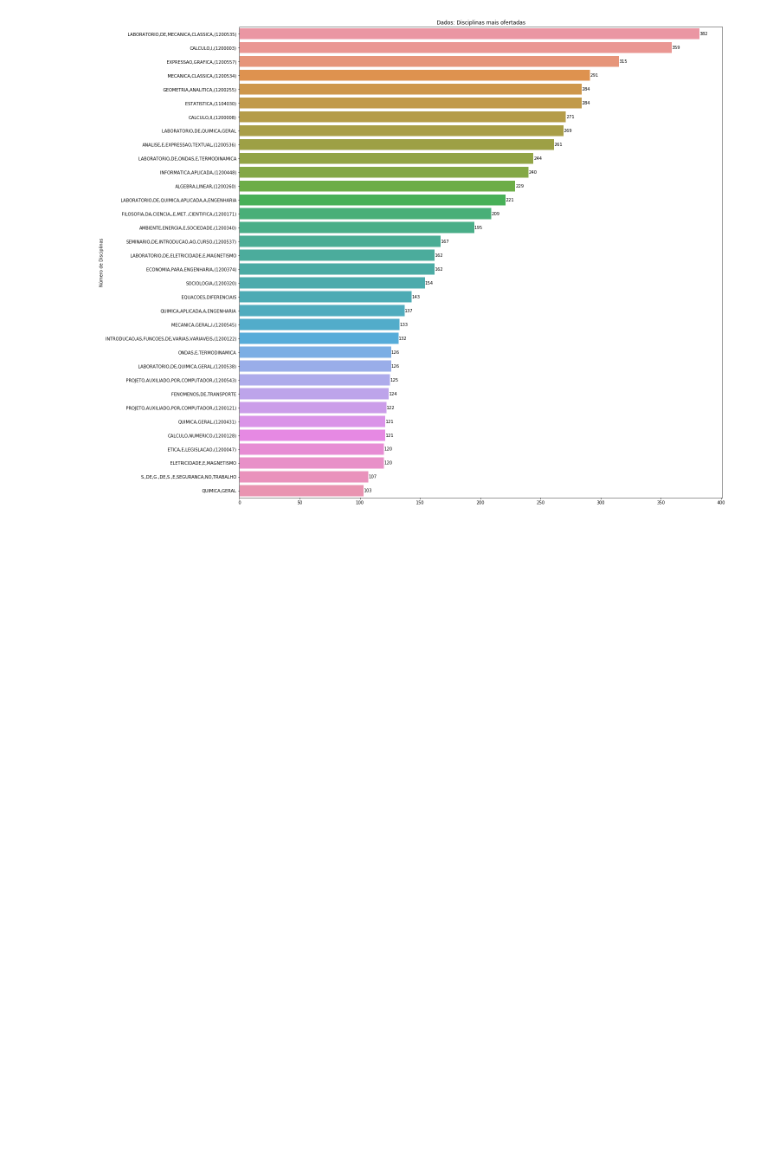
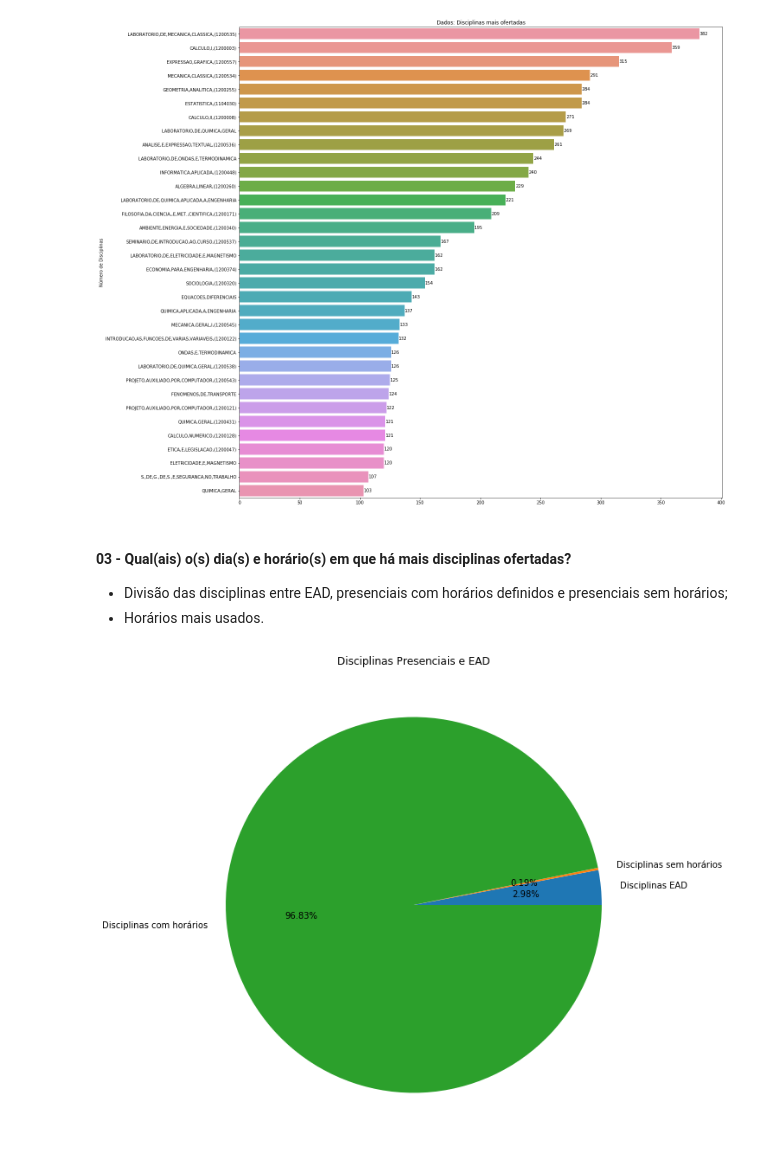
Before and after one commit to DJuanDiego/Mineracao, a Jupyter notebook: analise_ufersa.ipynb, the cells around one changed output. Drawn from its saved outputs; the diff is of its cells as text; code cells hidden in the pictures; blank space fills up the shorter version.

```diff
--- a/analise_ufersa.ipynb
+++ b/analise_ufersa.ipynb
@@ -151,3 +153,35 @@ for p in splot.patches:
                        textcoords = 'offset points')
 # %% [output]
 [figure]
+# %% [markdown]
+#### 03 - Qual(ais) o(s) dia(s) e horário(s) em que há mais disciplinas ofertadas?
+* Divisão das disciplinas entre EAD, presenciais com horários definidos e presenciais sem horários;
+* Horários mais usados.
+# %%
+import matplotlib.pyplot as plt
+
+with open('output/Q3_EAD.csv', 'r') as csvfile:
+    ead = list(csv.reader(csvfile, delimiter=','))
+
+with open('output/Q3_Disc_C_Hor.csv', 'r') as csvfile:
+    disc = list(csv.reader(csvfile, delimiter=','))
+
+with open('output/Q3_Nao_EAD.csv', 'r') as csvfile:
+    n_ead = list(csv.reader(csvfile, delimiter=','))
+
+y = [len(ead), len(n_ead), len(disc)]
+
+plt.figure(1, figsize=(10,10))
+plt.title('Disciplinas Presenciais e EAD')
+
+source_pie = plt.pie(y,
+                     #labels=['Disciplinas com horários', 'Disciplinas sem horários', 'Disciplinas EAD'],
+                     labels=['Disciplinas EAD', 'Disciplinas sem horários', 'Disciplinas com horários'],
+                     autopct='%1.2f%%'
+                    )
+
+#sb.barplot(['EAD','Presenciais sem horário','Presenciais'], y)
+
+plt.show()
+# %% [output]
+[figure, added]
```
Also changed, not shown: parts of 5 cells of this notebook, 6 other files.
